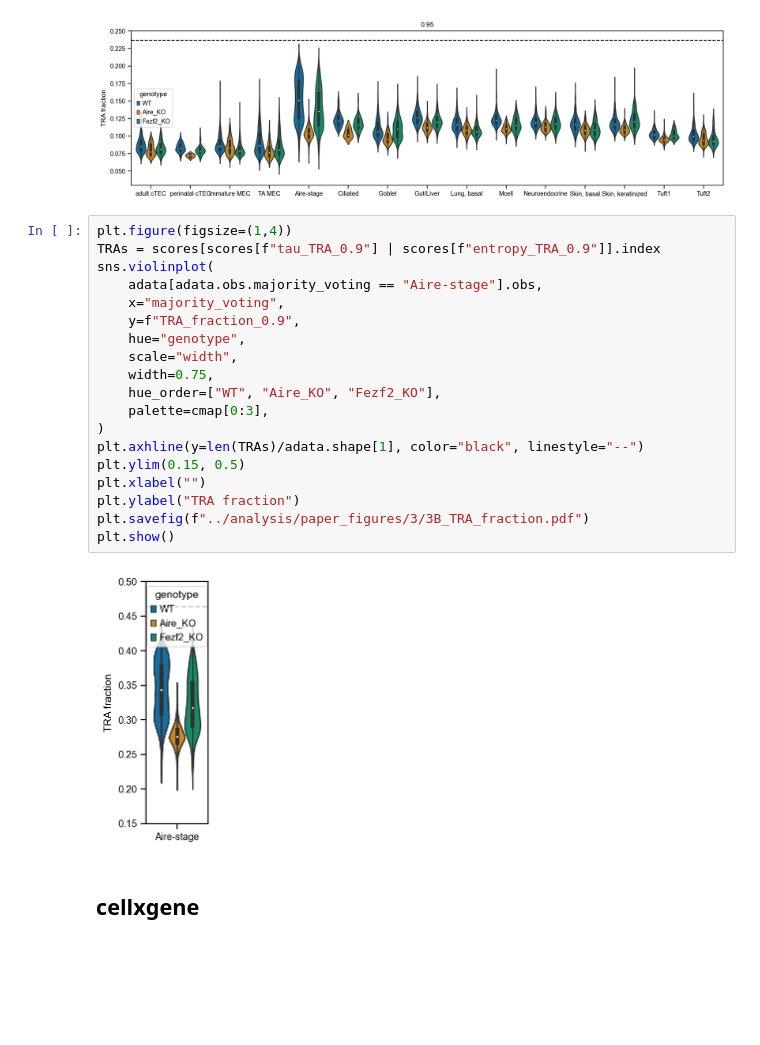
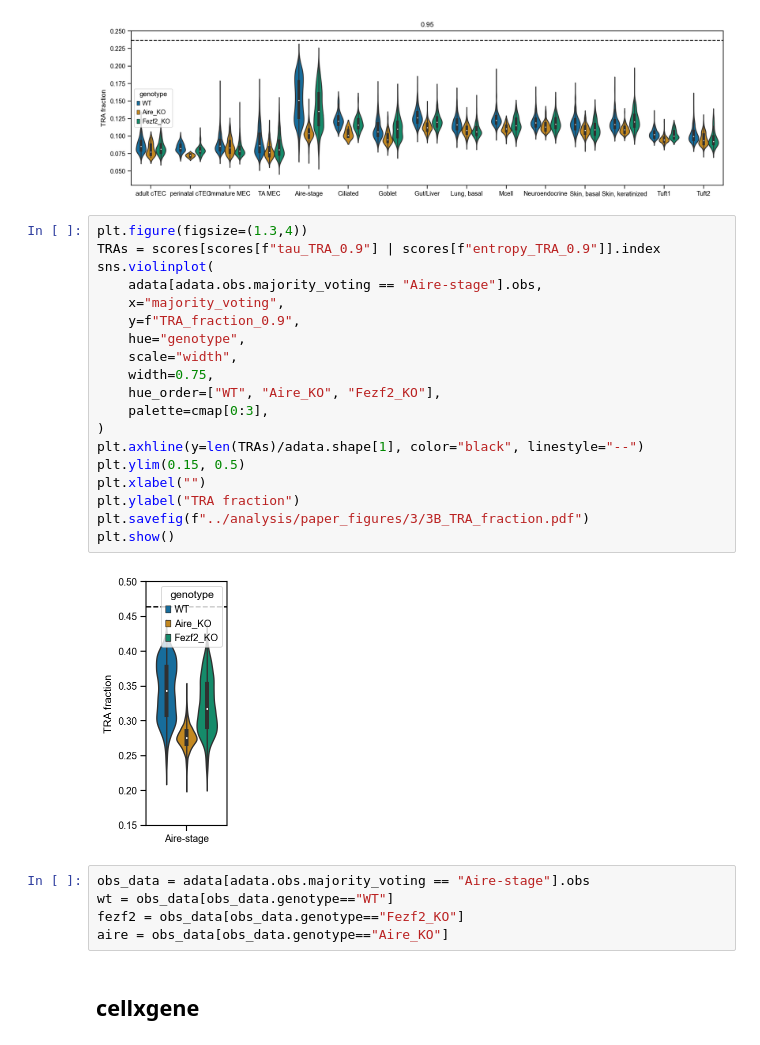
Before and after one commit to j-germino/M-cells, a Jupyter notebook: code/TRA_scoring.ipynb, the cells around one changed output. Drawn from its saved outputs; the diff is of its cells as text; blank space fills up the shorter version.

```diff
--- a/code/TRA_scoring.ipynb
+++ b/code/TRA_scoring.ipynb
@@ -85,26 +86,31 @@ for i,tau_threshold in enumerate([0.85, 0.9, 0.95]):
 [figure]
 [figure]
 # %%
-plt.figure(figsize=(1,4))
+plt.figure(figsize=(1.3,4))
 TRAs = scores[scores[f"tau_TRA_0.9"] | scores[f"entropy_TRA_0.9"]].index
 sns.violinplot(
     adata[adata.obs.majority_voting == "Aire-stage"].obs,
     x="majority_voting",
     y=f"TRA_fraction_0.9",
     hue="genotype",
     scale="width",
     width=0.75,
     hue_order=["WT", "Aire_KO", "Fezf2_KO"],
     palette=cmap[0:3],
 )
 plt.axhline(y=len(TRAs)/adata.shape[1], color="black", linestyle="--")
 plt.ylim(0.15, 0.5)
 plt.xlabel("")
 plt.ylabel("TRA fraction")
 plt.savefig(f"../analysis/paper_figures/3/3B_TRA_fraction.pdf")
 plt.show()
 # %% [output]
-[figure, old version]
+[figure, new version]
+# %%
+obs_data = adata[adata.obs.majority_voting == "Aire-stage"].obs
+wt = obs_data[obs_data.genotype=="WT"]
+fezf2 = obs_data[obs_data.genotype=="Fezf2_KO"]
+aire = obs_data[obs_data.genotype=="Aire_KO"]
 # %% [markdown]
 ## cellxgene
 # %%
```
Also changed, not shown: parts of 1 cell of this notebook, 22 other files.
